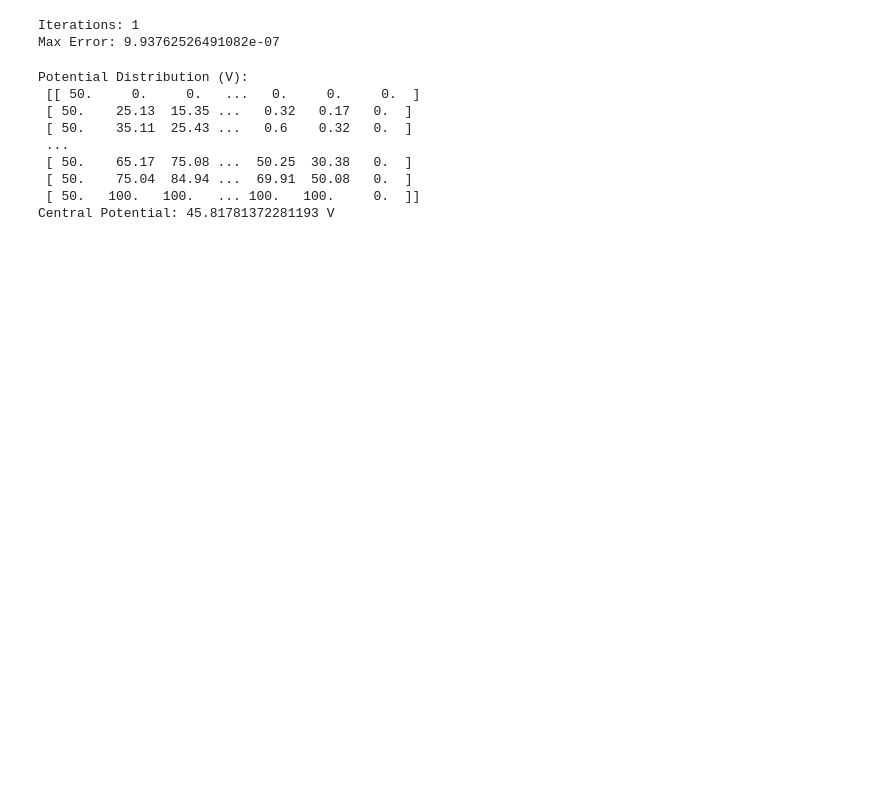
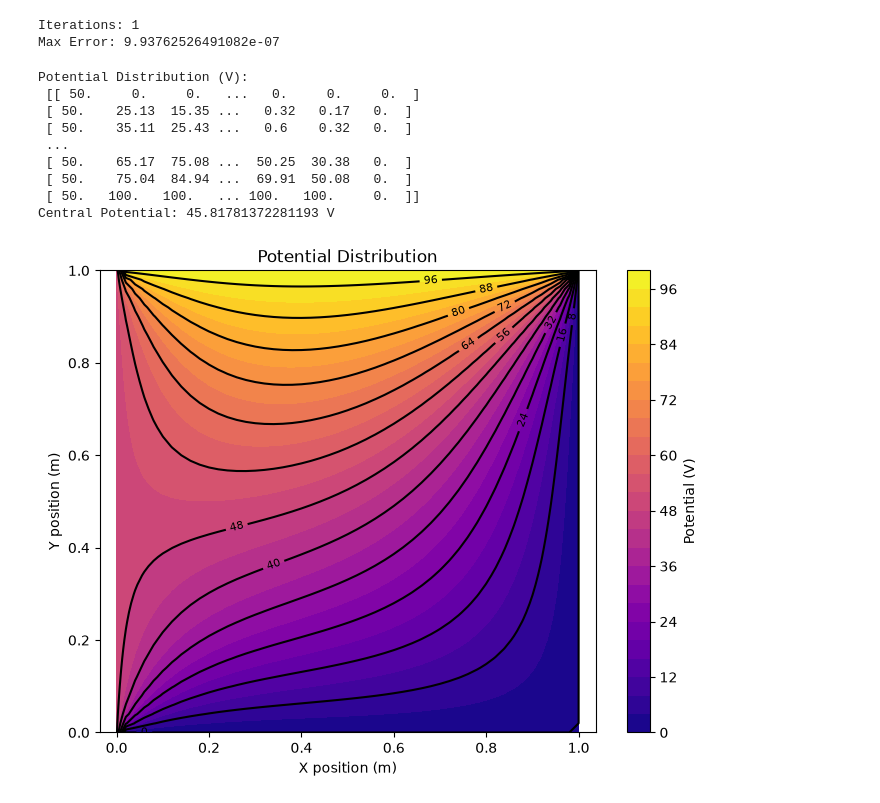
Before and after one commit to ankitwrites/fields-and-pdes, a Jupyter notebook: poisson equation.ipynb, the cells around one changed output. Saved outputs shown, nothing was run; the diff lists cells and outputs as text; code cells hidden in the pictures; blank space fills up the shorter version.

Commit message:
plots

```diff
--- a/poisson equation.ipynb
+++ b/poisson equation.ipynb
@@ -77,0 +86,22 @@ Central Potential: 45.81781372281193 V
+# %%
+#potential distribution plot
+
+plt.figure(figsize=(8, 6))
+
+contour = plt.contourf(X, Y, V, levels=30, cmap='plasma')
+
+plt.colorbar(contour, label='Potential (V)')
+
+lines = plt.contour(X, Y, V, levels=15, colors='black')
+
+plt.clabel(lines, inline=True, fontsize=8)
+
+plt.xlabel('X position (m)')
+plt.ylabel('Y position (m)')
+
+plt.title('Potential Distribution')
+
+plt.axis('equal')
+plt.show()
+# %% [output]
+[figure, added]
```
Also changed, not shown: parts of 3 cells of this notebook, 1 other file.
